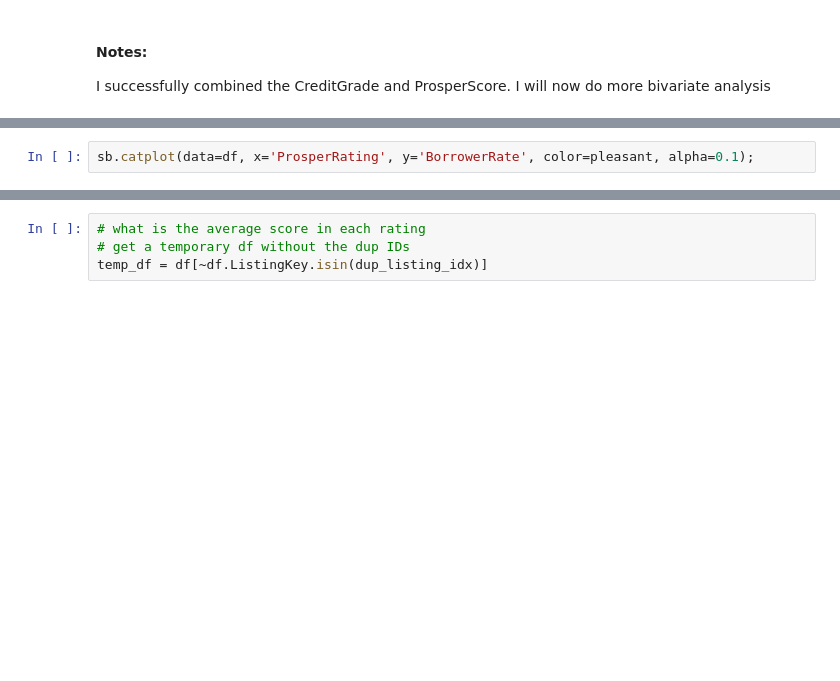
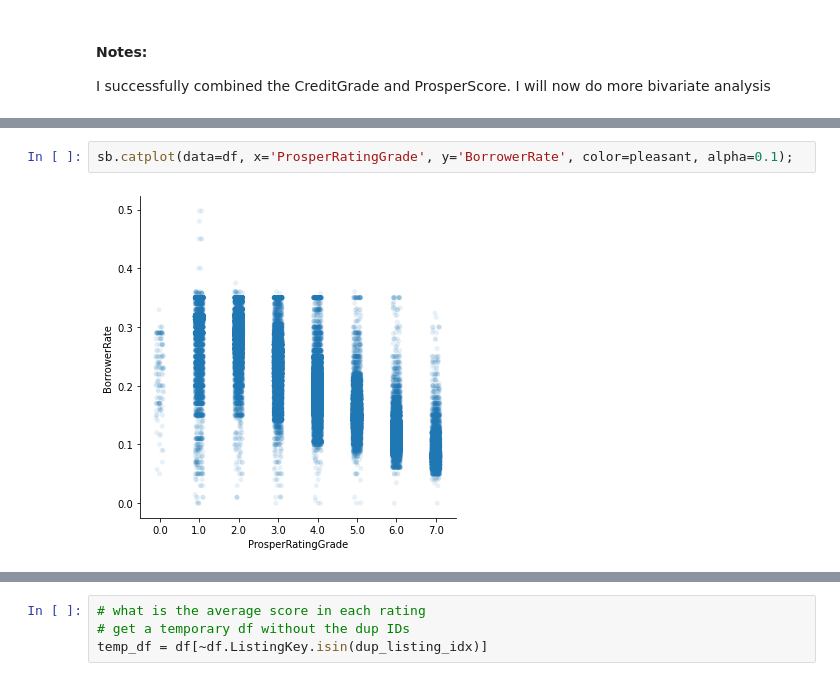
Before and after one commit to alf808/preposterous-octopus, a Jupyter notebook: exploratory_loan_data.ipynb, the cells around one changed output, grey strips where cells are left out. Cells and saved outputs as stored; diff of their text form; blank space fills up the shorter version.

```diff
--- a/exploratory_loan_data.ipynb
+++ b/exploratory_loan_data.ipynb
@@ -778,3 +826,5 @@ sb.pairplot(df[['EmploymentStatusDuration', 'EmploymentStatus', 'LoanOriginalAmo
 # %%
-sb.catplot(data=df, x='ProsperRating', y='BorrowerRate', color=pleasant, alpha=0.1);
+sb.catplot(data=df, x='ProsperRatingGrade', y='BorrowerRate', color=pleasant, alpha=0.1);
+# %% [output]
+[figure, added]
 # %%
```
Also changed, not shown: parts of 55 cells of this notebook.
